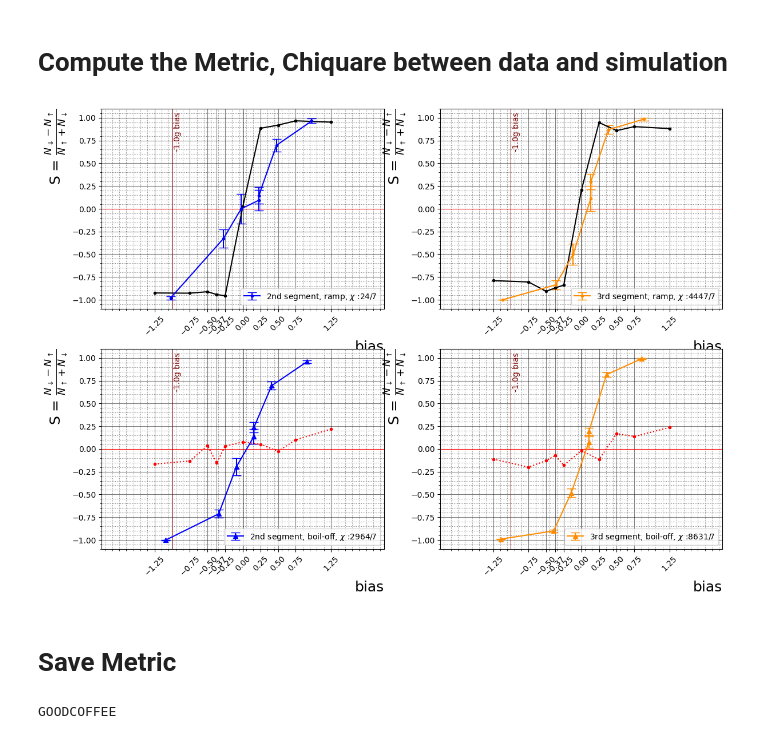
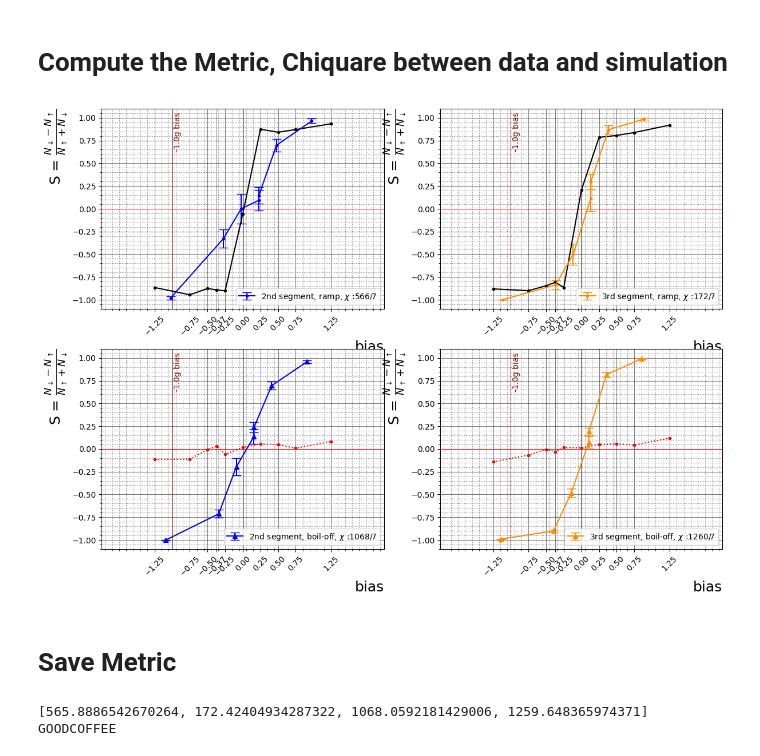
Before and after one commit to Adrianodelvincio/alphag_frequentist_analysis_2025, a Jupyter notebook: toy/Metric_Worker.ipynb, the cells around one changed output. Saved outputs shown, nothing was run; the diff lists cells and outputs as text; code cells hidden in the pictures.

```diff
--- a/toy/Metric_Worker.ipynb
+++ b/toy/Metric_Worker.ipynb
@@ -244,7 +244,7 @@ plt.subplot(2,2,1)
 #plt.suptitle("2nd segment")
 # SIMULATION
 plotter_nicer()
-plt.errorbar(biases[idx], A1[idx],  marker = ".", linestyle = "-", markersize = 6,color = "black", capsize = 4)
+plt.errorbar(biases[idx], simulation_2nd(biases[idx]),  marker = ".", linestyle = "-", markersize = 6,color = "black", capsize = 4)
 # DATASET 2025
 mask = df_onlyramps['type_ramp' ] == 'short'
 popt,pcovm = curve_fit(linear, df_onlyramps['bias'][mask] , df_onlyramps['segment2'][mask])
@@ -265,7 +265,7 @@ plt.legend()
 plt.subplot(2,2,2)
 # SIMULATION
 plotter_nicer()
-plt.errorbar(biases[idx], A2[idx],  marker = ".", linestyle = "-", markersize = 6, color = "black", capsize = 4)
+plt.errorbar(biases[idx], simulation_3rd(biases[idx]),  marker = ".", linestyle = "-", markersize = 6, color = "black", capsize = 4)
 popt,pcovm = curve_fit(linear, df_onlyramps['bias'][mask] , df_onlyramps['segment3'][mask])
 plt.errorbar(df_onlyramps['bias'][mask] - shift(popt[0], popt[1]),
              df_onlyramps['segment3'][mask],
@@ -283,7 +283,7 @@ plt.legend()
 
 plt.subplot(2,2,3)
 # SIMULATION
-plt.errorbar(biases[idx], A1b[idx], marker = ".", linestyle = "dotted", markersize = 6,color = "red", capsize = 4)
+plt.errorbar(biases[idx], simulation_2nd_boiloff(biases[idx]), marker = ".", linestyle = "dotted", markersize = 6,color = "red", capsize = 4)
 #dataset with boil-off
 mask = df_onlywait['type_ramp' ] == 'short'
 popt,pcovm = curve_fit(linear, df_onlywait['bias'][mask] , df_onlywait['segment2'][mask])
@@ -296,35 +296,35 @@ plt.errorbar(df_onlywait['bias'][mask] - shift(popt[0], popt[1]),
              capsize = 6,
              color = "blue",
              label = f"2nd segment, boil-off, $\chi$ :{compute_segment_chisq(df_onlywait,  2, simulation_2nd_boiloff):.0f}/{mask.sum()}")
 plotter_nicer()
 plt.xticks(biases[idx], rotation = 45, fontsize = 10)
 plt.xlim(-2,+2)
 plt.legend()
 
 plt.subplot(2,2,4)
 # SIMULATION
-plt.errorbar(biases[idx], A2b[idx], marker = ".", linestyle = "dotted", markersize = 6,  color = "red",capsize = 4)
+plt.errorbar(biases[idx], simulation_3rd_boiloff(biases[idx]), marker = ".", linestyle = "dotted", markersize = 6,  color = "red",capsize = 4)
 #dataset with boil-off
 popt,pcovm = curve_fit(linear, df_onlywait['bias'][mask] , df_onlywait['segment3'][mask])
 plt.errorbar(df_onlywait['bias'][mask] - shift(popt[0], popt[1]),
              df_onlywait['segment3'][mask],
              df_onlywait['err_segment3'][mask],
              linestyle = "-",
              markersize = 6 ,
              marker = '^',
              capsize = 6,
              color = "darkorange",
              label = f"3rd segment, boil-off, $\chi$ :{compute_segment_chisq(df_onlywait,  3, simulation_3rd_boiloff):.0f}/{mask.sum()}")
 
 
 plotter_nicer()
 plt.xticks(biases[idx], rotation = 45, fontsize = 10)
 plt.xlim(-2,+2)
 plt.legend()
 
 plt.savefig(f"output/figures/output_scurve/{outputfile}_Scurve.png", bbox_inches = 'tight')
 # %% [output]
-[figure, old version]
+[figure, new version]
 # %% [markdown]
 # Save Metric
 # %%
@@ -353,6 +353,8 @@ else:
 d["Chisq_S"] = np.array(chisq_list)
 
 np.savez("output/" + outputfile + "_0p0g.npz", **d)
+print(chisq_list)
 print("GOODCOFFEE")
 # %% [output]
+[565.8886542670264, 172.42404934287322, 1068.0592181429006, 1259.648365974371]
 GOODCOFFEE
```
Also changed, not shown: parts of 3 cells of this notebook, 2 other files.
